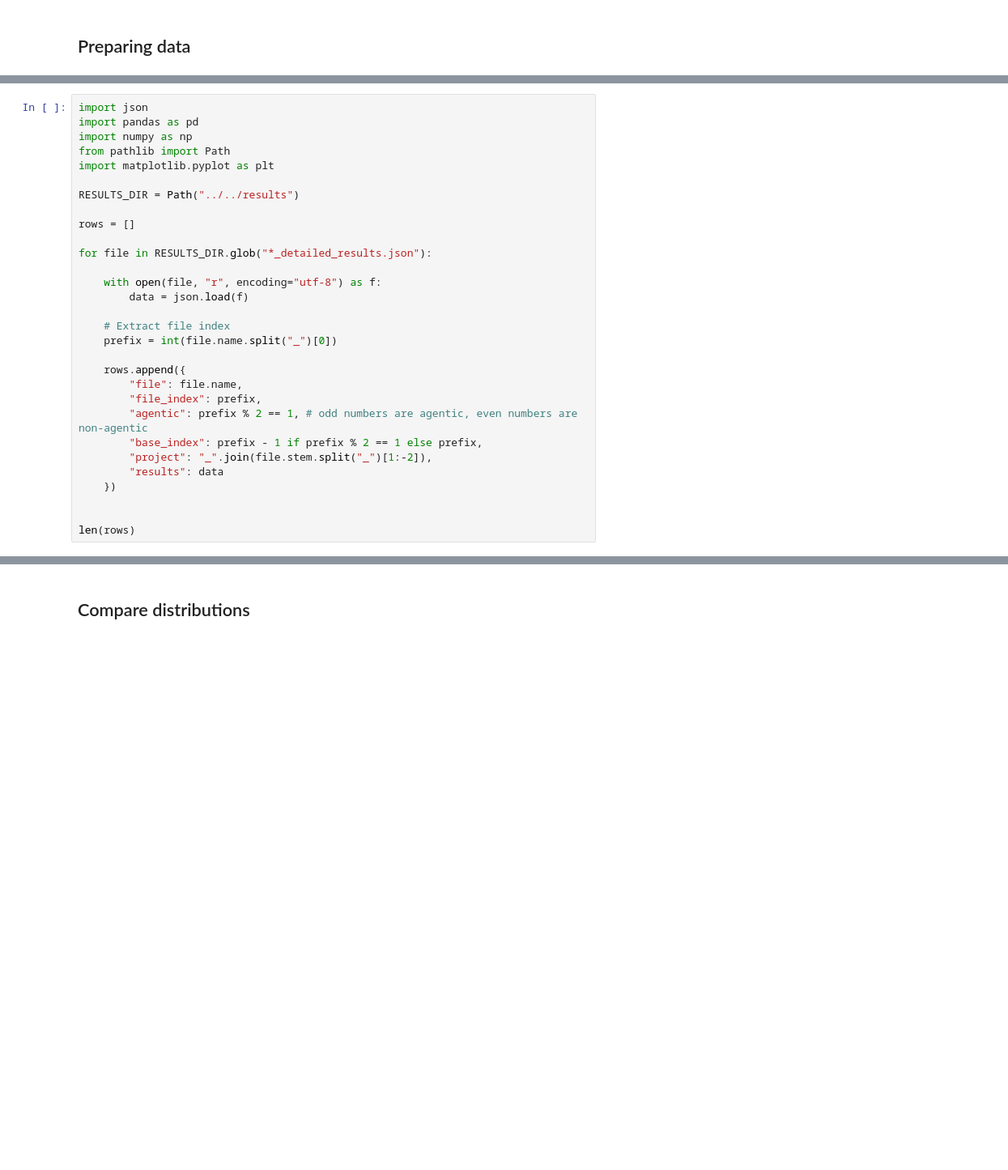
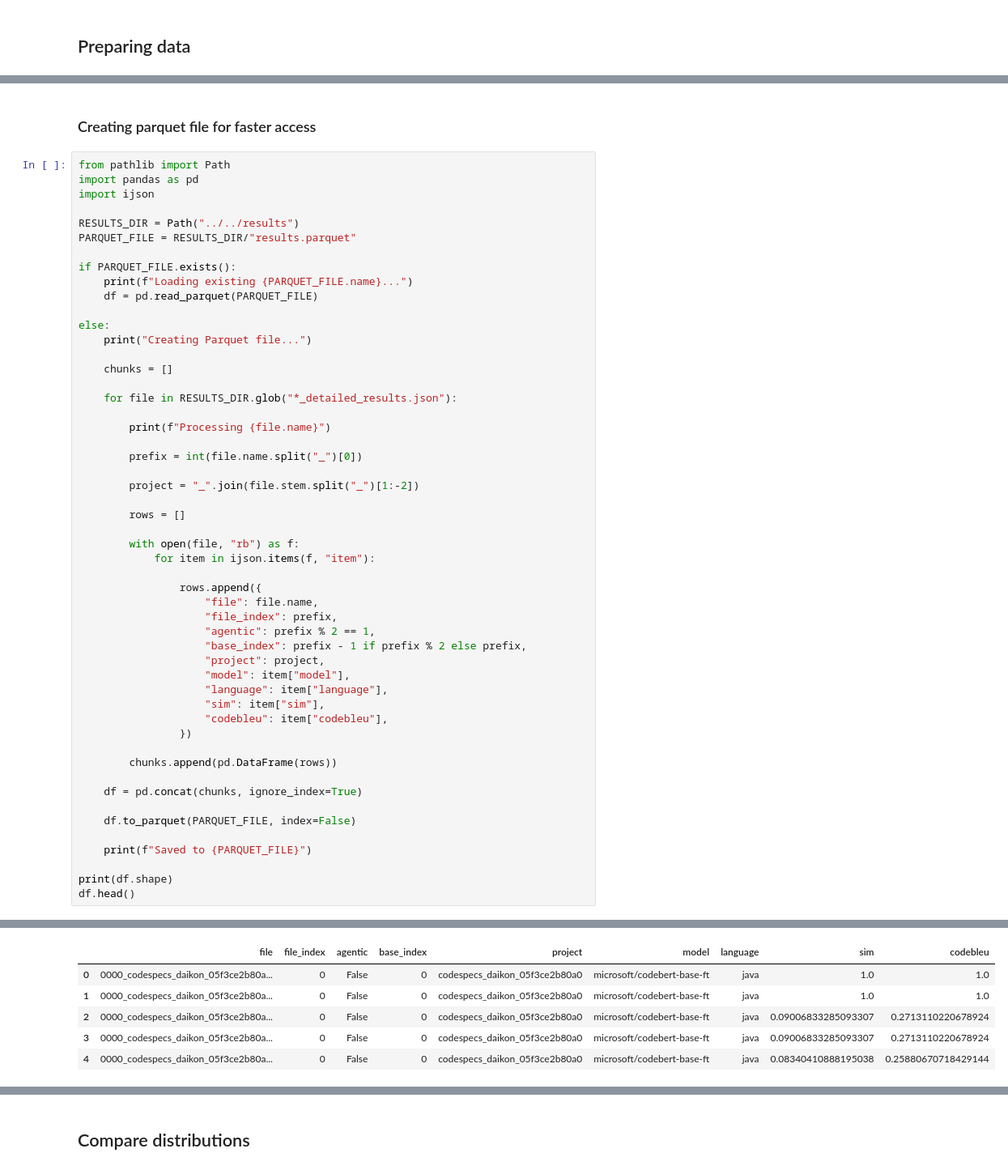
Before and after one commit to lucianoMarchezan/codehistorian-extractor, a Jupyter notebook: analysis/RQ1/RQ1.ipynb, the cells around one changed output, grey strips where cells are left out. Shown at 81% size. Saved outputs shown, nothing was run; the diff lists cells and outputs as text; blank space fills up the shorter version.

```diff
--- a/analysis/RQ1/RQ1.ipynb
+++ b/analysis/RQ1/RQ1.ipynb
@@ -5,31 +13,55 @@
+# %% [markdown]
+### Creating parquet file for faster access
 # %%
-import json
+from pathlib import Path
 import pandas as pd
-import numpy as np
-from pathlib import Path
-import matplotlib.pyplot as plt
+import ijson
 
 RESULTS_DIR = Path("../../results")
+PARQUET_FILE = RESULTS_DIR/"results.parquet"
 
-rows = []
+if PARQUET_FILE.exists():
+    print(f"Loading existing {PARQUET_FILE.name}...")
+    df = pd.read_parquet(PARQUET_FILE)
 
-for file in RESULTS_DIR.glob("*_detailed_results.json"):
+else:
+    print("Creating Parquet file...")
 
-    with open(file, "r", encoding="utf-8") as f:
-        data = json.load(f)
+    chunks = []
 
-    # Extract file index
-    prefix = int(file.name.split("_")[0])
+    for file in RESULTS_DIR.glob("*_detailed_results.json"):
 
-    rows.append({
-        "file": file.name,
-        "file_index": prefix,
-        "agentic": prefix % 2 == 1, # odd numbers are agentic, even numbers are non-agentic
-        "base_index": prefix - 1 if prefix % 2 == 1 else prefix,
-        "project": "_".join(file.stem.split("_")[1:-2]),
-        "results": data
-    })
+        print(f"Processing {file.name}")
 
+        prefix = int(file.name.split("_")[0])
 
-len(rows)
+        project = "_".join(file.stem.split("_")[1:-2])
+
+        rows = []
+
+        with open(file, "rb") as f:
+            for item in ijson.items(f, "item"):
+
+                rows.append({
+                    "file": file.name,
+                    "file_index": prefix,
+                    "agentic": prefix % 2 == 1,
+                    "base_index": prefix - 1 if prefix % 2 else prefix,
+                    "project": project,
+                    "model": item["model"],
+                    "language": item["language"],
+                    "sim": item["sim"],
+                    "codebleu": item["codebleu"],
+                })
+
+        chunks.append(pd.DataFrame(rows))
+
+    df = pd.concat(chunks, ignore_index=True)
+
+    df.to_parquet(PARQUET_FILE, index=False)
+
+    print(f"Saved to {PARQUET_FILE}")
+
+print(df.shape)
+df.head()
 # %% [output]
@@ -36,0 +85,6 @@ len(rows)
+|  | file | file_index | agentic | base_index | project | model | language | sim | codebleu |
+| 0 | 0000_codespecs_daikon_05f3ce2b80a... | 0 | False | 0 | codespecs_daikon_05f3ce2b80a0 | microsoft/codebert-base-ft | java | 1.0 | 1.0 |
+| 1 | 0000_codespecs_daikon_05f3ce2b80a... | 0 | False | 0 | codespecs_daikon_05f3ce2b80a0 | microsoft/codebert-base-ft | java | 1.0 | 1.0 |
+| 2 | 0000_codespecs_daikon_05f3ce2b80a... | 0 | False | 0 | codespecs_daikon_05f3ce2b80a0 | microsoft/codebert-base-ft | java | 0.09006833285093307 | 0.2713110220678924 |
+| 3 | 0000_codespecs_daikon_05f3ce2b80a... | 0 | False | 0 | codespecs_daikon_05f3ce2b80a0 | microsoft/codebert-base-ft | java | 0.09006833285093307 | 0.2713110220678924 |
+| 4 | 0000_codespecs_daikon_05f3ce2b80a... | 0 | False | 0 | codespecs_daikon_05f3ce2b80a0 | microsoft/codebert-base-ft | java | 0.08340410888195038 | 0.25880670718429144 |
```
Also changed, not shown: parts of 15 cells of this notebook, 1 other file.
